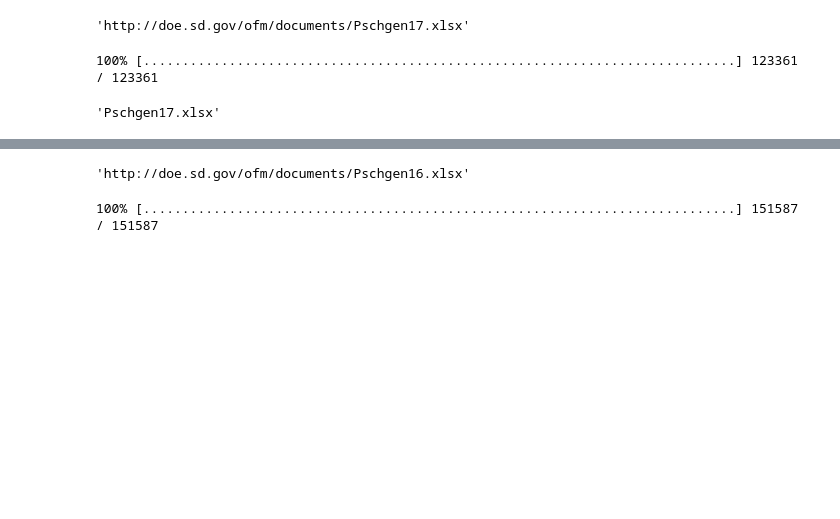
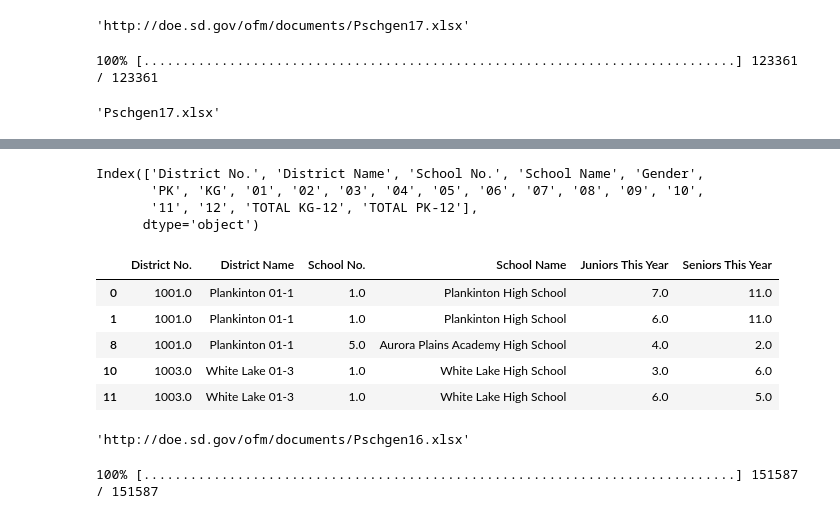
Before and after one commit to KKONZ/SCSU-Reciprocity-HS-Enrollment, a Jupyter notebook: Download Reciprocity HS Enrollment FIles.ipynb, the cells around one changed output, grey strips where cells are left out. Cells and saved outputs as stored; diff of their text form; code cells hidden in the pictures; blank space fills up the shorter version.

```diff
--- a/Download Reciprocity HS Enrollment FIles.ipynb
+++ b/Download Reciprocity HS Enrollment FIles.ipynb
@@ -183,3 +185,24 @@ SD.head()
+# %%
+SD.columns
+# %% [output]
+Index(['District No.', 'District Name', 'School No.', 'School Name', 'Gender',
+       'PK', 'KG', '01', '02', '03', '04', '05', '06', '07', '08', '09', '10',
+       '11', '12', 'TOTAL KG-12', 'TOTAL PK-12'],
+      dtype='object')
+# %%
+SD = SD[['District No.', 'District Name', 'School No.', 'School Name','11', '12']]
+SD = SD.rename(columns = {'11': 'Juniors This Year',
+                    '12': 'Seniors This Year'})
+SD = SD[(SD['Juniors This Year'] > 0) & (SD['Seniors This Year'] > 0)]
+# %%
+SD.head()
+# %% [output]
+|  | District No. | District Name | School No. | School Name | Juniors This Year | Seniors This Year |
+| 0 | 1001.0 | Plankinton 01-1 | 1.0 | Plankinton High School | 7.0 | 11.0 |
+| 1 | 1001.0 | Plankinton 01-1 | 1.0 | Plankinton High School | 6.0 | 11.0 |
+| 8 | 1001.0 | Plankinton 01-1 | 5.0 | Aurora Plains Academy High School | 4.0 | 2.0 |
+| 10 | 1003.0 | White Lake 01-3 | 1.0 | White Lake High School | 3.0 | 6.0 |
+| 11 | 1003.0 | White Lake 01-3 | 1.0 | White Lake High School | 6.0 | 5.0 |
 # %%
 LastYear = str(int(datetime.datetime.now().year - 2))[2:]
 File = PreYearText + LastYear + extention
```
Also changed, not shown: parts of 5 cells of this notebook.
